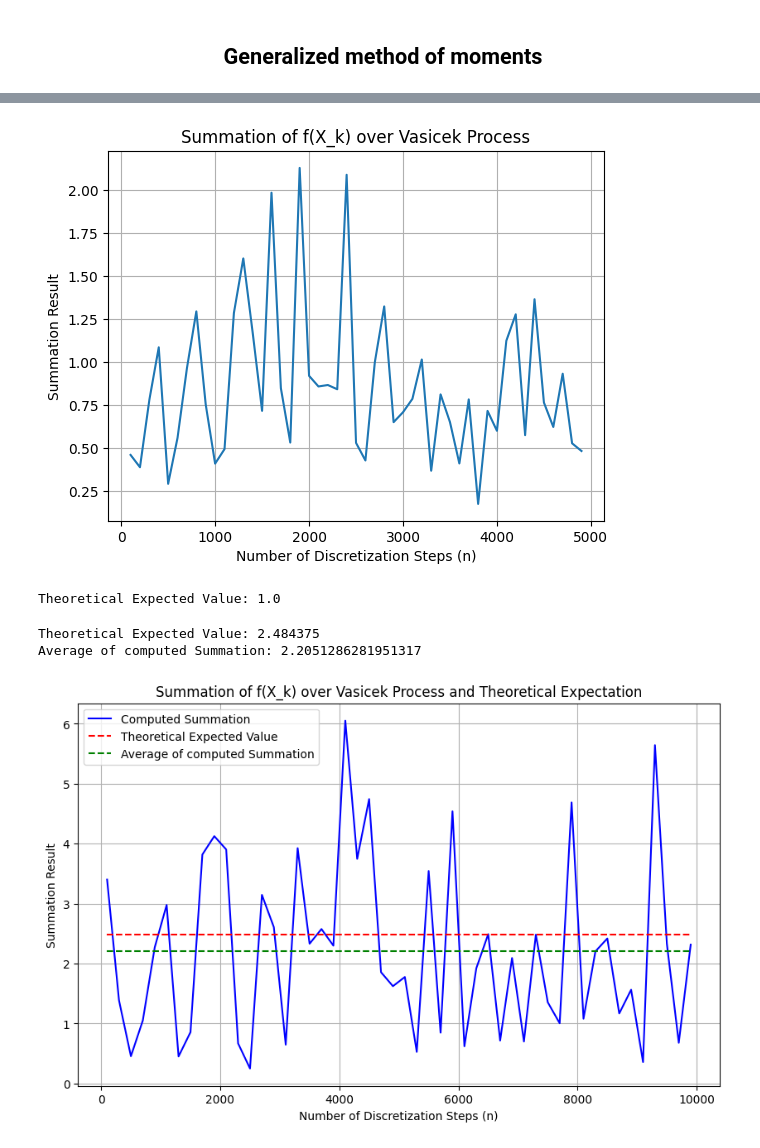
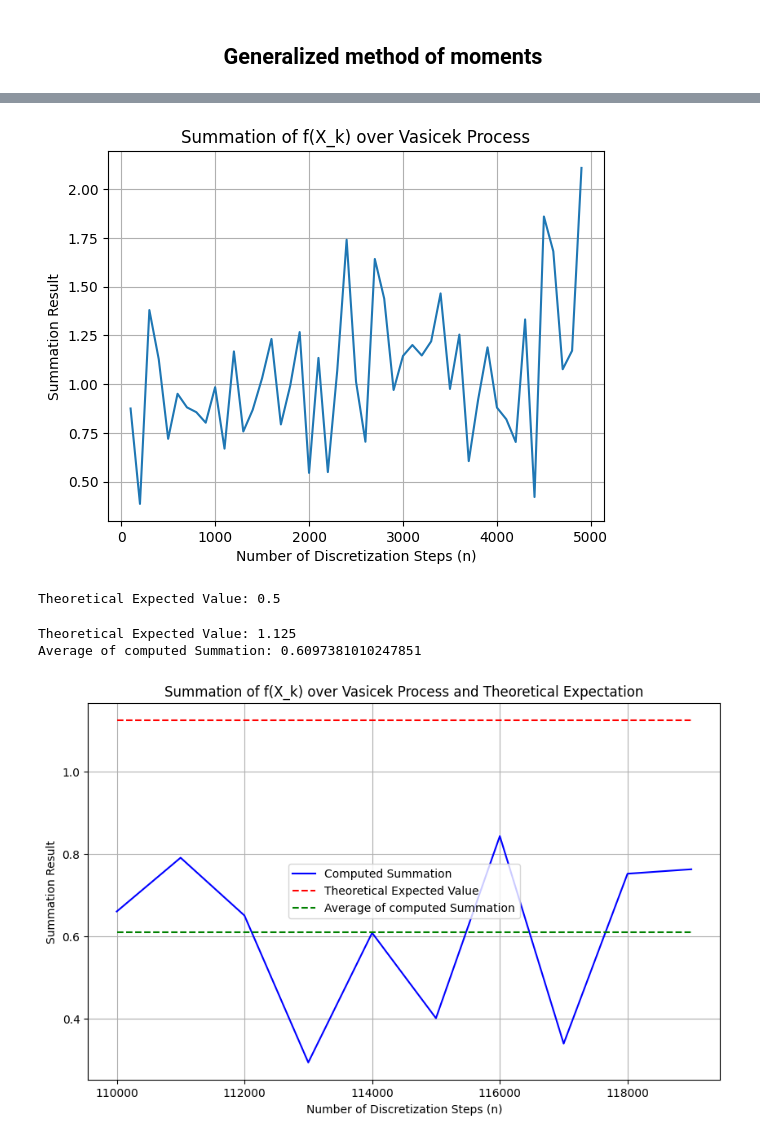
Before and after one commit to Hassen214/Project-IMI, a Jupyter notebook: Code.ipynb, the cells around one changed output, grey strips where cells are left out. Drawn from its saved outputs; the diff is of its cells as text; code cells hidden in the pictures.

```diff
--- a/Code.ipynb
+++ b/Code.ipynb
@@ -89,7 +89,7 @@ for sigma in sigma_values:
 import numpy as np
 import matplotlib.pyplot as plt
 
-def calculate_sum(n, f, kappa=1, theta=1, sigma=0.5, X0=0.05,T=5):
+def calculate_sum(n, f, kappa=1, theta=1, sigma=0.5, X0=1,T=5):
     """
     Calculate the summation: (1/n) * sum_{k=0}^n f(X_k), where X_k is generated by the Vasicek model.
 
@@ -107,11 +107,10 @@ def calculate_sum(n, f, kappa=1, theta=1, sigma=0.5, X0=0.05,T=5):
     # Generate one trajectory
     trajectories = vasicek_process.generate(X0, T, 1, n)  # One trajectory, n steps
     res = 0
-    for i in range(T) :
-      trajectory = trajectories[0]  # Take the first trajectory
-      res +=(1 / n) * sum(f(x) for x in trajectory)
+    trajectory = trajectories[0]  # Take the first trajectory
+    res +=(1 / n) * sum(f(x) for x in trajectory)
     # Compute the summation
-    return res/T
+    return res
 
 # Define the function to apply to each X_k
 f = lambda x: x**2  # Example: Square of each value
@@ -127,9 +126,9 @@ plt.title("Summation of f(X_k) over Vasicek Process")
 plt.grid(True)
 plt.show()
 # %% [output]
-[figure, old version]
+[figure, new version]
 # %%
-def expected_value_vasicek(n, theta, sigma, kappa):
+def expected_value_vasicek(power, theta, sigma, kappa):
     """
     Compute the expected value of the Vasicek process at X_n using the closed-form formula.
 
@@ -140,12 +139,12 @@ def expected_value_vasicek(n, theta, sigma, kappa):
     :return: The theoretical expected value
     """
     expected_sum = 0
-    for k in range(n + 1):
+    for k in range(power + 1):
         # Binomial coefficient
-        binom_coeff = comb(n, k)
+        binom_coeff = comb(power, k)
 
         # Factor for theta and sigma
-        theta_factor = theta**(n - k)
+        theta_factor = theta**(power - k)
         sigma_factor = sigma**k / (2 * kappa)**(k//2)
 
         # Expectation of Z^k
@@ -163,56 +162,55 @@ def expected_value_vasicek(n, theta, sigma, kappa):
 
 
 # Parameters for Vasicek
-theta = 1
-sigma = 0.5
+theta = 0
+sigma = 1
 kappa = 1
-n = 1
+n = 2
 
 # Compute theoretical expectation
 true_value = expected_value_vasicek(n, theta, sigma, kappa)
 print("Theoretical Expected Value:", true_value)
 # %% [output]
-Theoretical Expected Value: 1.0
+Theoretical Expected Value: 0.5
 # %%
 
 # Example parameters
 kappa = 1  # Speed of mean reversion
 theta = 1  # Long-term mean level
 sigma = 0.5  # Volatility
 X0 = 0.05  # Initial value
 N = 1  # Only 1 trajectory for the summation computation
-T = 10
-n_values = range(100, 10000, 200)  # Range of n values for testing
-n = 5 # Choose a large n for comparison
+n_values = range(110000, 120000, 1000)  # Range of n values for testing
+n = 2 # Choose a large n for comparison
 
 # Define the function to apply to each X_k
 f = lambda x: x**n# Example: x^3
 
 # Compute the summation for each value of n
-Y = [calculate_sum(n, f, kappa=kappa, theta=theta, sigma=sigma, X0=X0,T=T) for n in n_values]
+Y = [calculate_sum(n, f, kappa=kappa, theta=theta, sigma=sigma, X0=X0) for n in n_values]
 y0 = sum(Y)/len(Y)
 # Compute the true value of the expectation
 true_value = expected_value_vasicek(n, theta, sigma, kappa)
 Y0 = [true_value for _ in n_values]  # Create a constant list for the theoretical expected value
 Y1 = [y0 for _ in n_values]
 # Print the theoretical expected value
 print("Theoretical Expected Value:", true_value)
 print("Average of computed Summation:", y0)
 # Plot the results
 plt.figure(figsize=(10, 6))
 plt.plot(n_values, Y, label="Computed Summation", color="blue")
 plt.plot(n_values, Y0, label="Theoretical Expected Value", color="red", linestyle="--")
 plt.plot(n_values, Y1, label="Average of computed Summation", color="green", linestyle="--")
 plt.xlabel("Number of Discretization Steps (n)")
 plt.ylabel("Summation Result")
 plt.title("Summation of f(X_k) over Vasicek Process and Theoretical Expectation")
 plt.legend()
 plt.grid(True)
 plt.show()
 # %% [output]
-Theoretical Expected Value: 2.484375
-Average of computed Summation: 2.2051286281951317
+Theoretical Expected Value: 1.125
+Average of computed Summation: 0.6097381010247851
-[figure, old version]
+[figure, new version]
 # %%
 import numpy as np
 import matplotlib.pyplot as plt
```
Also changed, not shown: parts of 6 cells of this notebook.
